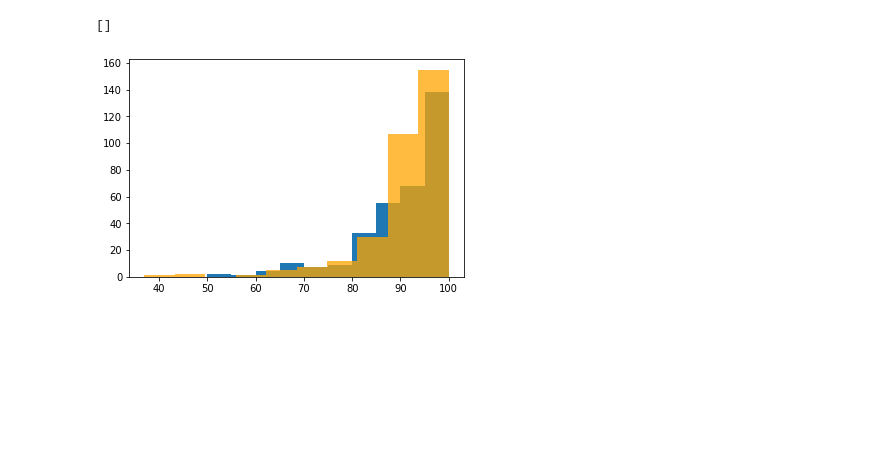
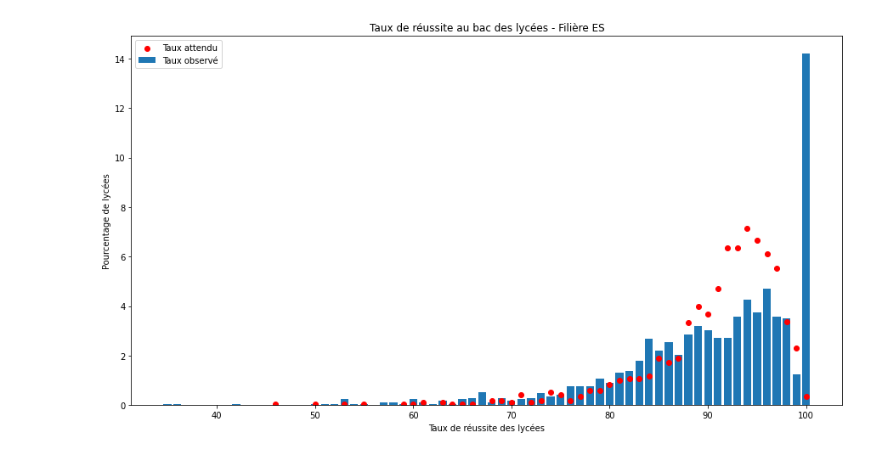
Before and after one commit to RBorhani/Projet_Python, a Jupyter notebook: Etude de l'IPS et de la Valeur Ajoutee.ipynb, the cells around one changed output. Drawn from its saved outputs; the diff is of its cells as text; code cells hidden in the pictures; blank space fills up the shorter version.

```diff
--- a/Etude de l'IPS et de la Valeur Ajoutee.ipynb
+++ b/Etude de l'IPS et de la Valeur Ajoutee.ipynb
@@ -96 +94,4 @@ ips_val
+# %%
+duplicatesColumns = ['academie', 'departement', 'code_insee_de_la_commune']
+ips_val = ips_val.drop(duplicatesColumns, axis = 1)
 # %% [markdown]
@@ -202,0 +99,9 @@ test[test['va_reu_total'] == 'ND']
+# %%
+va = ['Valeur ajoutee du taux de reussite - Toutes series',
+       "Valeur ajoutee du taux d'acces 2nde-bac",
+       'Valeur ajoutee du taux de reussite - L',
+       'Valeur ajoutee du taux de reussite - ES',
+       'Valeur ajoutee du taux de reussite - S']
+for x in va :
+    ips_val[x] = ips_val[x].replace('ND', np.nan)
+    ips_val[x] = ips_val[x].astype(float)
@@ -203,3 +123,5 @@ test[test['va_reu_total'] == 'ND']
 # %%
-ips_val = ips_val.groupby(['code_etablissement', 'annee']).mean()
+numeric_columns = ips_val.select_dtypes(include=['number'])
+numeric_columns['code_etablissement'] = ips_val['code_etablissement']
+ips_val_merged = numeric_columns.groupby(['code_etablissement', 'Annee']).mean()
 # %%
@@ -234,0 +148,16 @@ plt.plot()
+# %%
+def taux_de_reussite_plot(taux_observe, taux_attendu, titre) :
+    value_count_obs = ips_val_merged[taux_observe].value_counts()
+    value_count_att = ips_val_merged[taux_attendu].value_counts()
+
+    plt.figure(figsize = (15,8))
+
+    plt.bar([value for value in value_count_obs.index], value_count_obs.values*100/len(ips_val_merged[taux_attendu]))
+    plt.scatter([value for value in value_count_att.index], value_count_att.values*100/len(ips_val_merged[taux_attendu]), color = 'r')
+
+    plt.title(titre)
+    plt.xlabel("Taux de réussite des lycées")
+    plt.ylabel("Pourcentage de lycées")
+    plt.legend(['Taux attendu', 'Taux observé'])
+
+    plt.show()
@@ -235,8 +168,5 @@ plt.plot()
 # %%
-plt.hist(ips_val['taux_brut_de_reussite_serie_es'])
-plt.hist(ips_val['taux_reussite_attendu_france_serie_es'], color = 'orange', alpha = 0.75)
-plt.plot()
+taux_de_reussite_plot('Taux de reussite - ES', 'Taux de reussite attendu france - ES', 'Taux de réussite au bac des lycées - Filière ES')
 # %% [output]
-[]
-[figure, old version]
+[figure, new version]
 # %%
```
Also changed, not shown: parts of 71 cells of this notebook.
